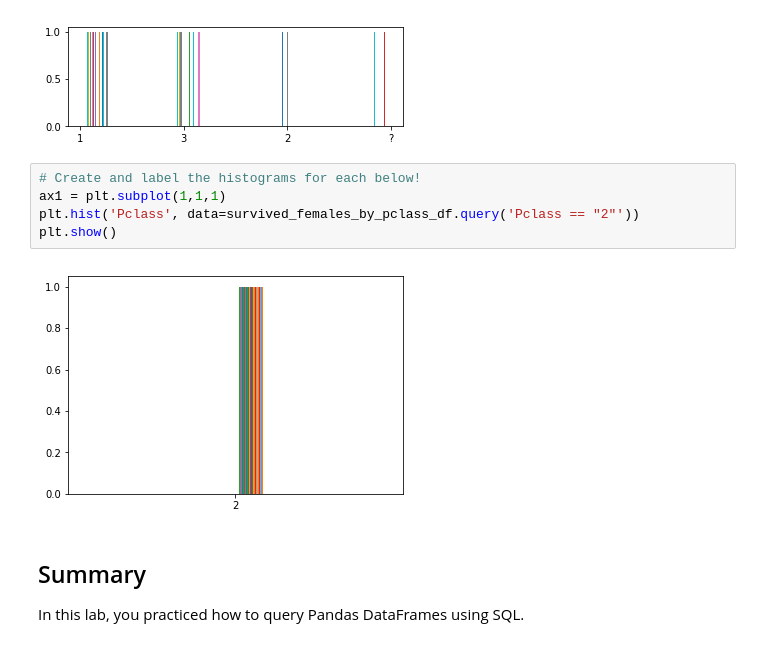
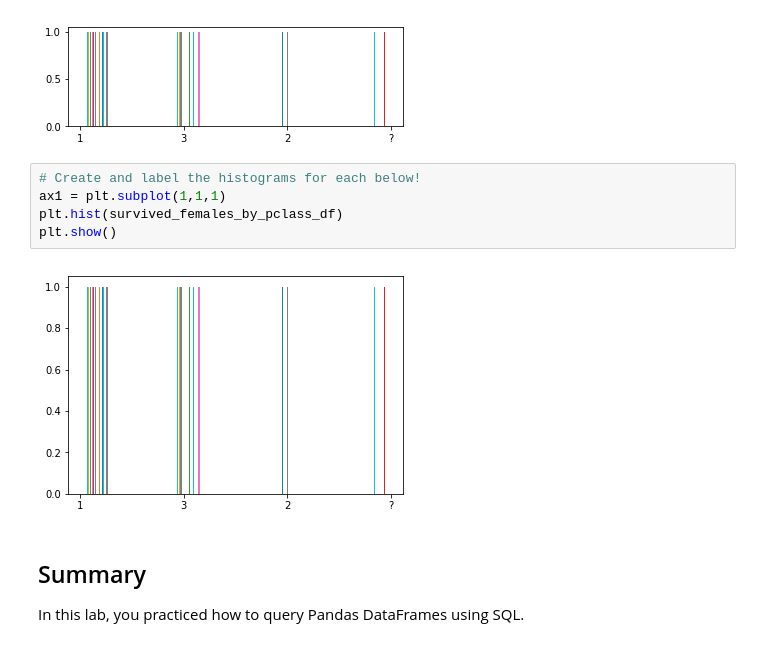
Before and after one commit to Pballer/dsc-using-sql-with-pandas-lab-dc-ds-071519, a Jupyter notebook: index.ipynb, the cells around one changed output. Cells and saved outputs as stored; diff of their text form.

```diff
--- a/index.ipynb
+++ b/index.ipynb
@@ -316,10 +316,10 @@ died_females_by_pclass_df = pysqldf(q4)
 # %%
 # Create and label the histograms for each below!
 ax1 = plt.subplot(1,1,1)
-plt.hist('Pclass', data=survived_females_by_pclass_df.query('Pclass == "2"'))
+plt.hist(survived_females_by_pclass_df)
 plt.show()
 # %% [output]
-[figure, old version]
+[figure, new version]
 # %% [markdown]
 ## Summary
 
```
